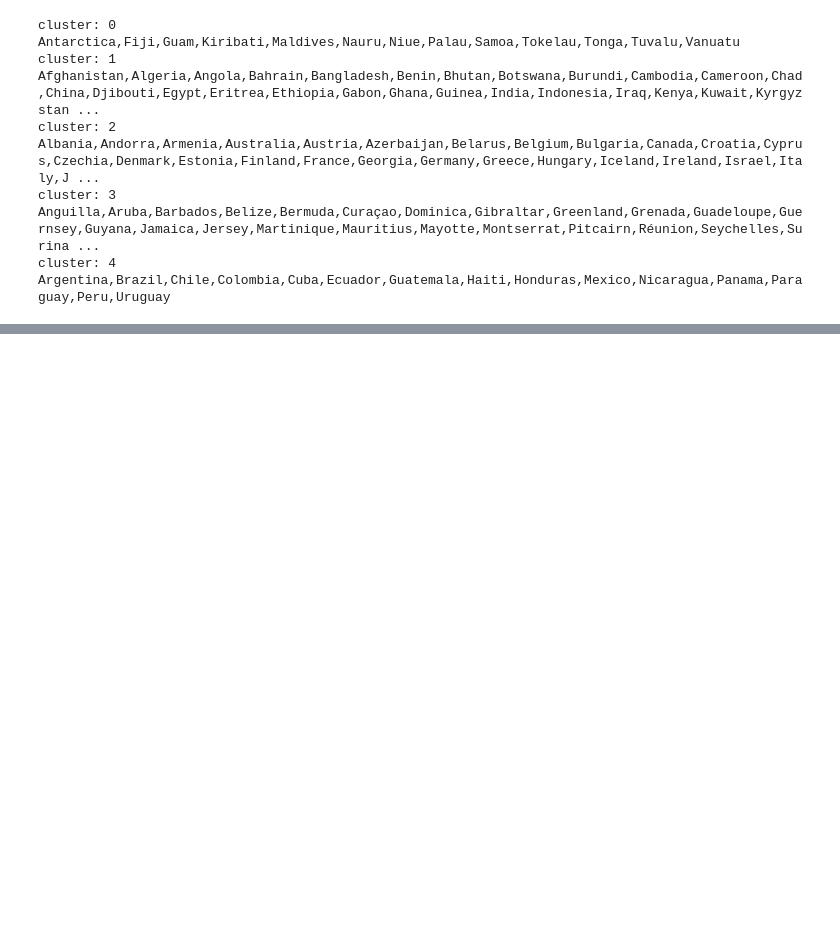
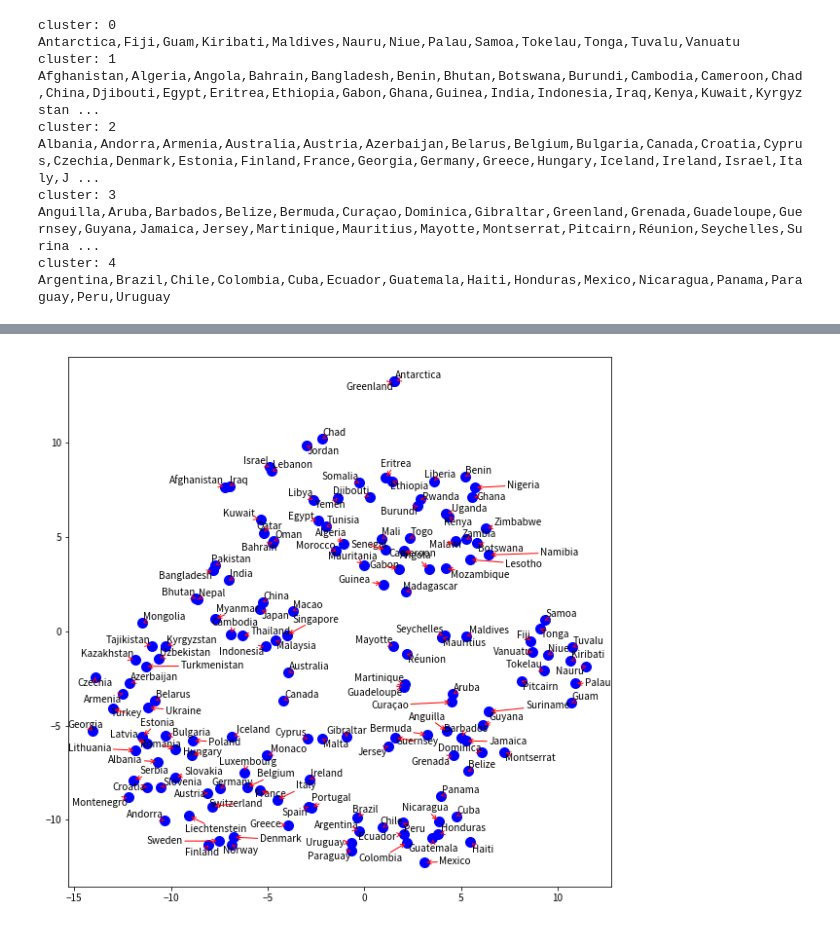
Before and after one commit to marzg510/mynlp100py, a Jupyter notebook: ch07.ipynb, the cells around one changed output, grey strips where cells are left out. Cells and saved outputs as stored; diff of their text form; code cells hidden in the pictures; blank space fills up the shorter version.

```diff
--- a/ch07.ipynb
+++ b/ch07.ipynb
@@ -301,0 +346,14 @@ Argentina,Brazil,Chile,Colombia,Cuba,Ecuador,Guatemala,Haiti,Honduras,Mexico,Nic
+# %%
+# adjust_textを用いてちょっとみやすくプロット
+from adjustText import adjust_text
+
+texts = []
+fig, ax = plt.subplots(figsize=(10, 10))
+for x, y, name in zip(np.array(embs).T[0], np.array(embs).T[1], c_names):
+    ax.plot(x, y, marker='o', linestyle='', ms=10, color='blue')
+    plt_text = ax.annotate(name, (x, y), fontsize=10, color='black')
+    texts.append(plt_text)
+adjust_text(texts, arrowprops=dict(arrowstyle='->', color='red'))
+plt.show()
+# %% [output]
+[figure, added]
```
Also changed, not shown: parts of 5 cells of this notebook, 1 other file.
